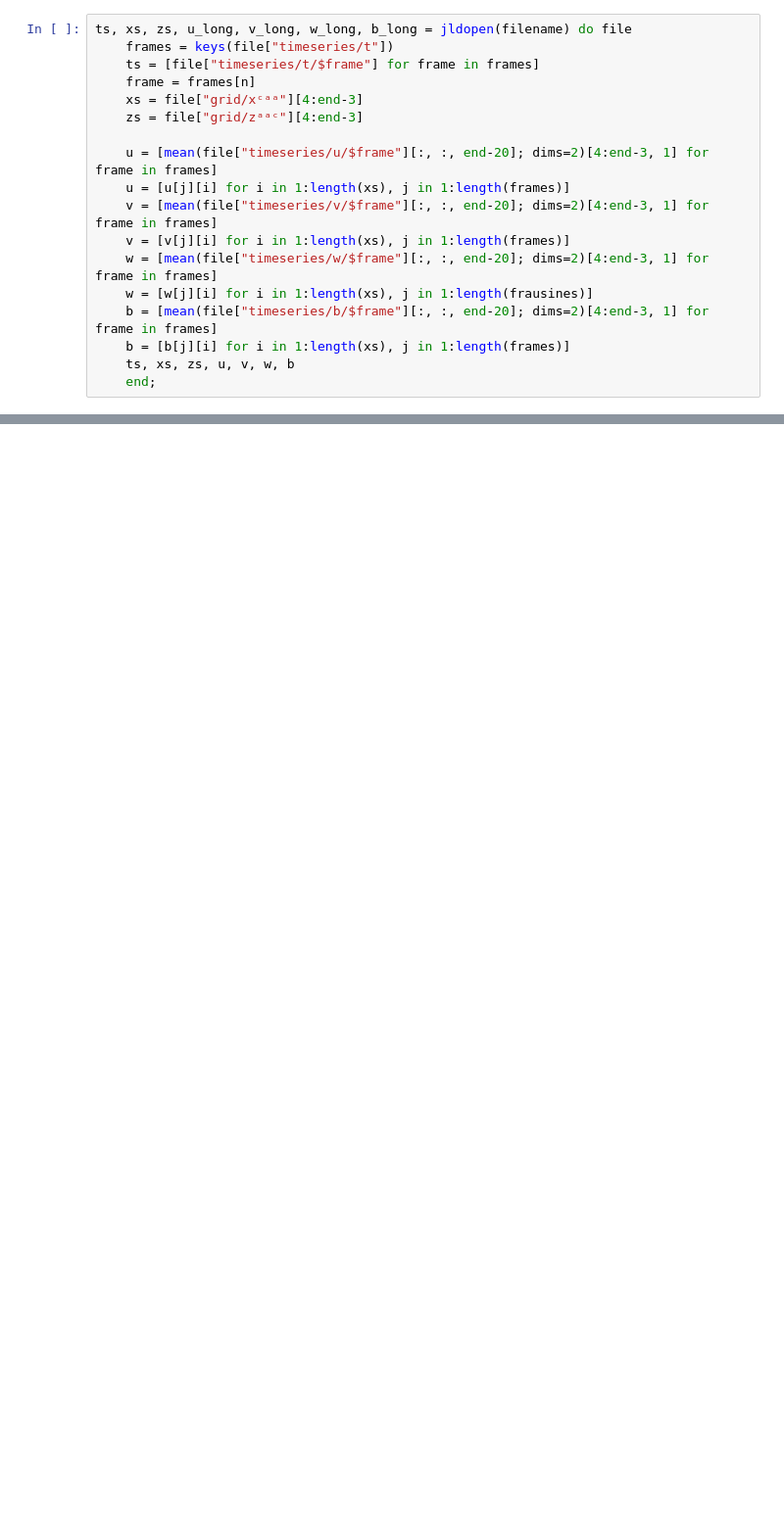
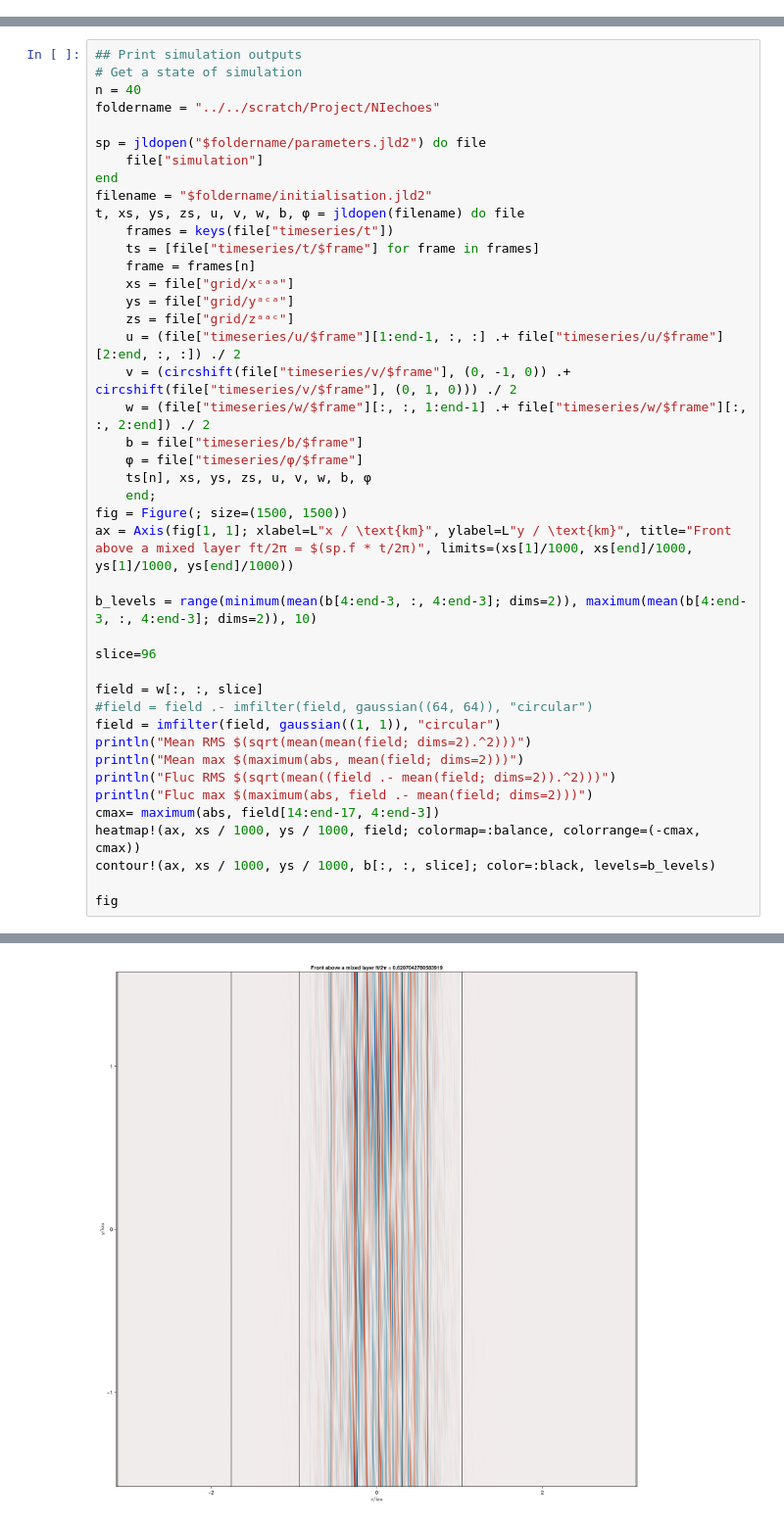
Before and after one commit to erin-atkinson/turbulence-at-fronts, a Jupyter notebook: analysis/FrontInitialisation.ipynb, the cells around one changed output, grey strips where cells are left out. Shown at 98% size. Saved outputs shown, nothing was run; the diff lists cells and outputs as text; blank space fills up the shorter version.

```diff
--- a/analysis/FrontInitialisation.ipynb
+++ b/analysis/FrontInitialisation.ipynb
@@ -113,18 +125,0 @@ heatmap(field[:, 10:end-20] ./ shear[:, 10:end-20]; colormap=:balance, colorrang
-# %%
-ts, xs, zs, u_long, v_long, w_long, b_long = jldopen(filename) do file
-    frames = keys(file["timeseries/t"])
-    ts = [file["timeseries/t/$frame"] for frame in frames]
-    frame = frames[n]
-    xs = file["grid/xᶜᵃᵃ"][4:end-3]
-    zs = file["grid/zᵃᵃᶜ"][4:end-3]
-
-    u = [mean(file["timeseries/u/$frame"][:, :, end-20]; dims=2)[4:end-3, 1] for frame in frames]
-    u = [u[j][i] for i in 1:length(xs), j in 1:length(frames)]
-    v = [mean(file["timeseries/v/$frame"][:, :, end-20]; dims=2)[4:end-3, 1] for frame in frames]
-    v = [v[j][i] for i in 1:length(xs), j in 1:length(frames)]
-    w = [mean(file["timeseries/w/$frame"][:, :, end-20]; dims=2)[4:end-3, 1] for frame in frames]
-    w = [w[j][i] for i in 1:length(xs), j in 1:length(frausines)]
-    b = [mean(file["timeseries/b/$frame"][:, :, end-20]; dims=2)[4:end-3, 1] for frame in frames]
-    b = [b[j][i] for i in 1:length(xs), j in 1:length(frames)]
-    ts, xs, zs, u, v, w, b
-    end;
@@ -146,0 +126,44 @@ LoadError: UndefVarError: `ts` not defined
+# %%
+## Print simulation outputs
+# Get a state of simulation
+n = 40
+foldername = "../../scratch/Project/NIechoes"
+
+sp = jldopen("$foldername/parameters.jld2") do file
+    file["simulation"]
+end
+filename = "$foldername/initialisation.jld2"
+t, xs, ys, zs, u, v, w, b, φ = jldopen(filename) do file
+    frames = keys(file["timeseries/t"])
+    ts = [file["timeseries/t/$frame"] for frame in frames]
+    frame = frames[n]
+    xs = file["grid/xᶜᵃᵃ"]
+    ys = file["grid/yᵃᶜᵃ"]
+    zs = file["grid/zᵃᵃᶜ"]
+    u = (file["timeseries/u/$frame"][1:end-1, :, :] .+ file["timeseries/u/$frame"][2:end, :, :]) ./ 2
+    v = (circshift(file["timeseries/v/$frame"], (0, -1, 0)) .+ circshift(file["timeseries/v/$frame"], (0, 1, 0))) ./ 2
+    w = (file["timeseries/w/$frame"][:, :, 1:end-1] .+ file["timeseries/w/$frame"][:, :, 2:end]) ./ 2
+    b = file["timeseries/b/$frame"]
+    φ = file["timeseries/φ/$frame"]
+    ts[n], xs, ys, zs, u, v, w, b, φ
+    end;
+fig = Figure(; size=(1500, 1500))
+ax = Axis(fig[1, 1]; xlabel=L"x / \text{km}", ylabel=L"y / \text{km}", title="Front above a mixed layer ft/2π = $(sp.f * t/2π)", limits=(xs[1]/1000, xs[end]/1000, ys[1]/1000, ys[end]/1000))
+
+b_levels = range(minimum(mean(b[4:end-3, :, 4:end-3]; dims=2)), maximum(mean(b[4:end-3, :, 4:end-3]; dims=2)), 10)
+
+slice=96
+
+field = w[:, :, slice]
+#field = field .- imfilter(field, gaussian((64, 64)), "circular")
+field = imfilter(field, gaussian((1, 1)), "circular")
+println("Mean RMS $(sqrt(mean(mean(field; dims=2).^2)))")
+println("Mean max $(maximum(abs, mean(field; dims=2)))")
+println("Fluc RMS $(sqrt(mean((field .- mean(field; dims=2)).^2)))")
+println("Fluc max $(maximum(abs, field .- mean(field; dims=2)))")
+cmax= maximum(abs, field[14:end-17, 4:end-3])
+heatmap!(ax, xs / 1000, ys / 1000, field; colormap=:balance, colorrange=(-cmax, cmax))
+contour!(ax, xs / 1000, ys / 1000, b[:, :, slice]; color=:black, levels=b_levels)
+
+fig
+# %% [output]
@@ -146,0 +174 @@ LoadError: UndefVarError: `ts` not defined
+[figure, added]
```
Also changed, not shown: parts of 12 cells of this notebook, 14 other files.
